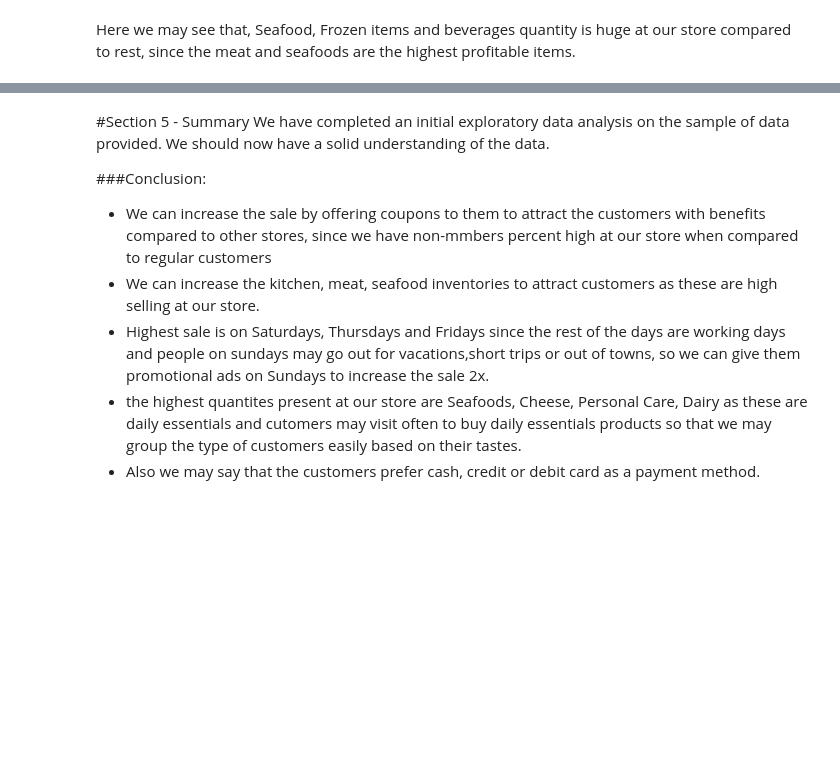
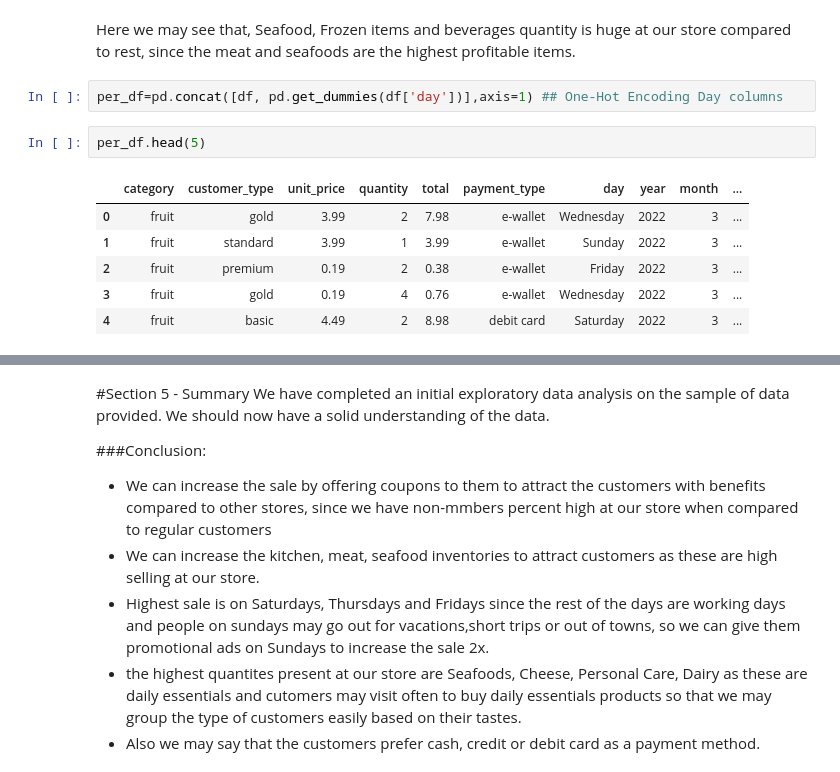
Before and after one commit to ayeshafirdose31/Cognizant_AI, a Jupyter notebook: Cognizant_Task_1.ipynb, the cells around one changed output, grey strips where cells are left out. Saved outputs shown, nothing was run; the diff lists cells and outputs as text; blank space fills up the shorter version.

```diff
--- a/Cognizant_Task_1.ipynb
+++ b/Cognizant_Task_1.ipynb
@@ -372,3 +372,14 @@ plt.show()
 [figure]
 # %% [markdown]
 Here we may see that, Seafood, Frozen items and beverages quantity is huge at our store compared to rest, since the meat and seafoods are the highest profitable items.
+# %%
+per_df=pd.concat([df, pd.get_dummies(df['day'])],axis=1) ## One-Hot Encoding Day columns
+# %%
+per_df.head(5)
+# %% [output]
+|  | category | customer_type | unit_price | quantity | total | payment_type | day | year | month | ... |
+| 0 | fruit | gold | 3.99 | 2 | 7.98 | e-wallet | Wednesday | 2022 | 3 | ... |
+| 1 | fruit | standard | 3.99 | 1 | 3.99 | e-wallet | Sunday | 2022 | 3 | ... |
+| 2 | fruit | premium | 0.19 | 2 | 0.38 | e-wallet | Friday | 2022 | 3 | ... |
+| 3 | fruit | gold | 0.19 | 4 | 0.76 | e-wallet | Wednesday | 2022 | 3 | ... |
+| 4 | fruit | basic | 4.49 | 2 | 8.98 | debit card | Saturday | 2022 | 3 | ... |
```
Also changed, not shown: parts of 4 cells of this notebook.
